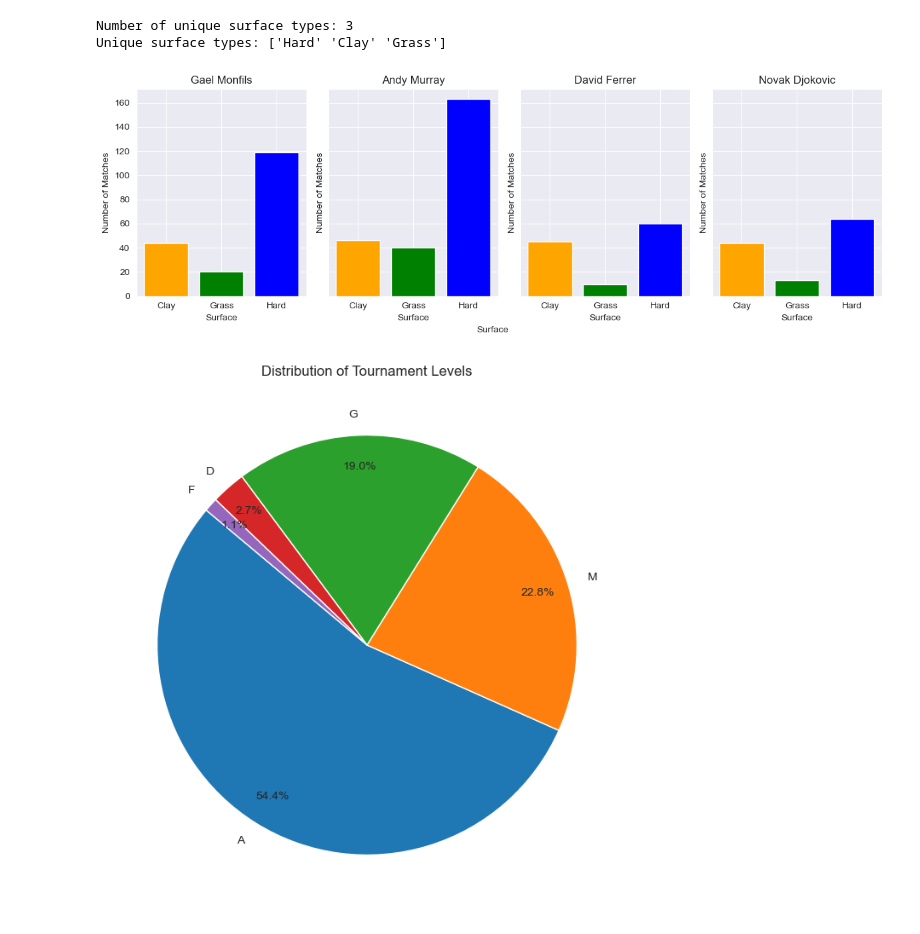
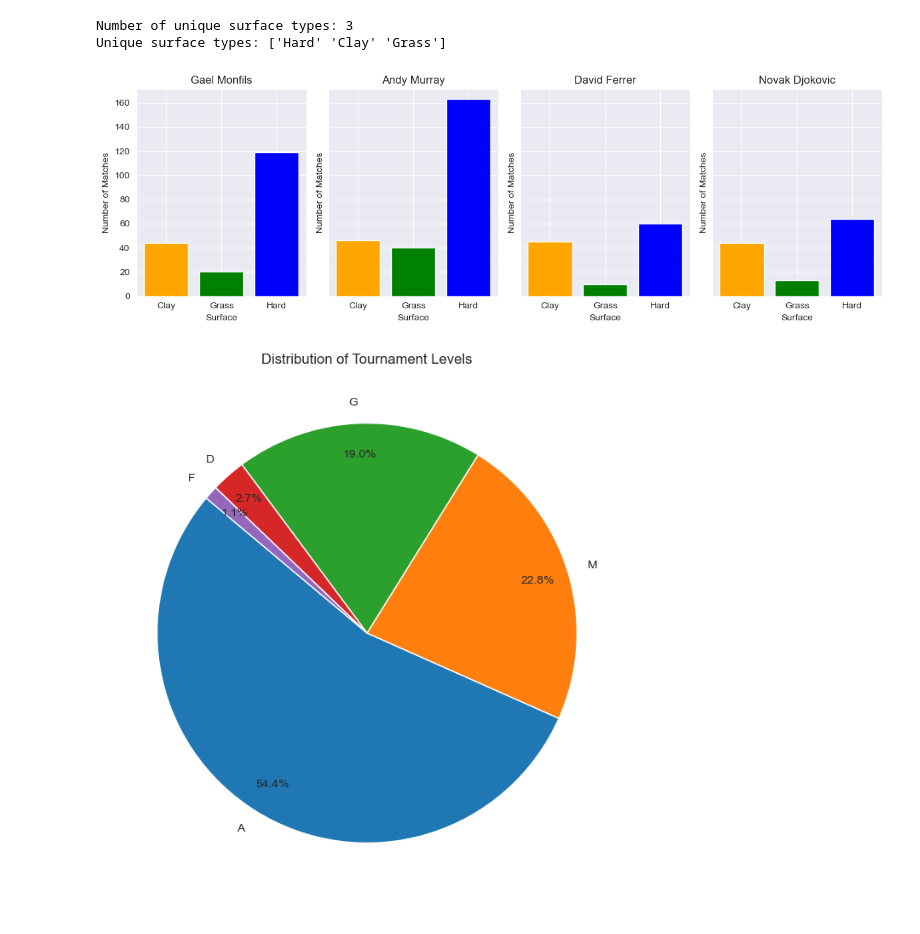
Before and after one commit to grishma34/GoGuess-Tennis-Match-Predictor, a Jupyter notebook: Data Visualisation for Features Engineering.ipynb, the cells around one changed output. Cells and saved outputs as stored; diff of their text form; code cells hidden in the pictures.

```diff
--- a/Data Visualisation for Features Engineering.ipynb
+++ b/Data Visualisation for Features Engineering.ipynb
@@ -32,25 +32,24 @@ Unique surface types: ['Hard' 'Clay' 'Grass']
 # %%
 # I create a single row with 4 subplots between the selected players to show their match based on the surface types.
 players = ['Gael Monfils', 'Andy Murray', 'David Ferrer', 'Novak Djokovic' ]
 
 filtered_matches = matches3[matches3['player_1_name'].isin(players) | matches3['player_2_name'].isin(players)]
 grouped = filtered_matches.groupby(['surface', 'player_1_name']).size().unstack(fill_value=0)
 fig, axes = plt.subplots(nrows=1, ncols=4, figsize=(12, 4), sharey=True)
 colors = {'Clay': 'orange', 'Grass': 'green', 'Hard': 'blue'}
 
 # Plot clustered bar chart for each player
 for i, player in enumerate(players):
     for surface in grouped.index:
         axes[i].bar(surface, grouped.loc[surface, player], color=colors[surface])
     axes[i].set_xlabel('Surface')
     axes[i].set_ylabel('Number of Matches')
     axes[i].set_title(f'{player}')
 
-fig.text(0.5, 0, 'Surface', ha='center')
 plt.tight_layout()
 plt.show()
 # %% [output]
-[figure, old version]
+[figure, new version]
 # %%
 # Count the occurrences of each tourney_level
 tourney_level_counts = matches3['tourney_level'].value_counts()
```
